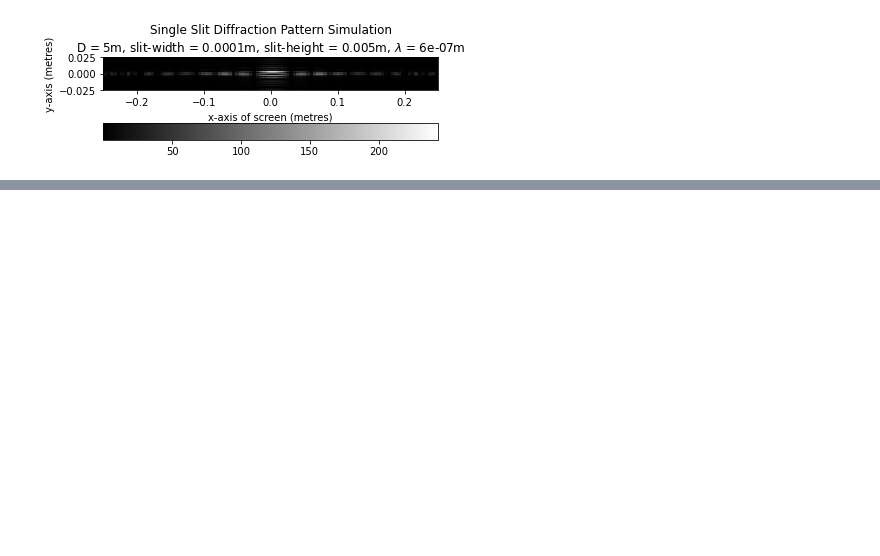
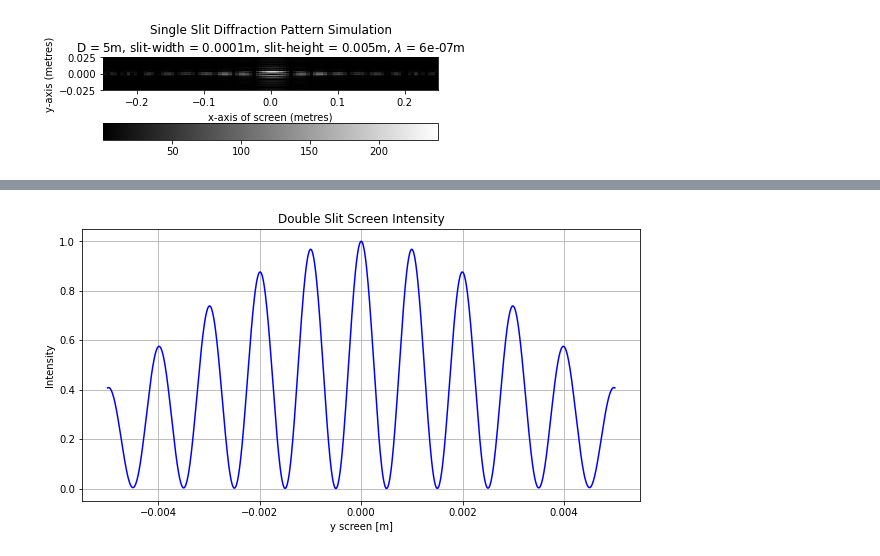
Before and after one commit to JamesPengsenZhang/physics129_project, a Jupyter notebook: 129 project.ipynb, the cells around one changed output, grey strips where cells are left out. Cells and saved outputs as stored; diff of their text form; code cells hidden in the pictures; blank space fills up the shorter version.

```diff
--- a/129 project.ipynb
+++ b/129 project.ipynb
@@ -74,0 +170,53 @@ plt.show()
+# %%
+# Adjusting the previous code to ensure the graph is centered and has a similar appearance to the provided image
+
+# Constants
+lam = 1e-6  # wavelength
+k = 2 * np.pi / lam
+E0 = 1  # electric field strength
+L = 1  # distance to screen
+
+# Double slit configuration
+d_slit = 1e-3  # slit separation
+w_slit = d_slit / 10  # width of each slit
+
+# Calculation settings
+N = 1000  # number of points to calculate the field
+y_screen = np.linspace(-5e-3, 5e-3, N)  # screen range
+intensities_double_slit = []
+
+# Function to calculate the intensity at a given point on the screen
+def double_slit_intensity(y, w_slit, d_slit, k, E0, L):
+    # Integrate over slit width
+    def slit(x0):
+        return np.exp(1j * k * np.sqrt(L**2 + (y - x0)**2))
+
+    # Integration limits for the slits
+    slit1_limits = (-d_slit / 2 - w_slit / 2, -d_slit / 2 + w_slit / 2)
+    slit2_limits = (d_slit / 2 - w_slit / 2, d_slit / 2 + w_slit / 2)
+
+    # Integrate using the composite trapezoidal rule
+    slit1_integral = np.trapz(slit(np.linspace(*slit1_limits, N // 2)), dx=w_slit / (N // 2))
+    slit2_integral = np.trapz(slit(np.linspace(*slit2_limits, N // 2)), dx=w_slit / (N // 2))
+
+    # Total electric field is the sum of the fields from both slits
+    Etot = slit1_integral + slit2_integral
+    return np.abs(Etot)**2
+
+# Calculate the intensity pattern
+intensities_double_slit = [double_slit_intensity(y, w_slit, d_slit, k, E0, L) for y in y_screen]
+
+# Normalizing the intensities to match the scale of the provided graph
+intensities_double_slit = np.array(intensities_double_slit)
+intensities_double_slit /= np.max(intensities_double_slit)
+
+# Plotting
+plt.figure(figsize=(10, 5))
+plt.plot(y_screen, intensities_double_slit, color='blue')
+plt.title("Double Slit Screen Intensity")
+plt.xlabel("y screen [m]")
+plt.ylabel("Intensity")
+plt.grid(True)
+plt.show()
+# %% [output]
+[figure, added]
```
Also changed, not shown: parts of 3 cells of this notebook.
